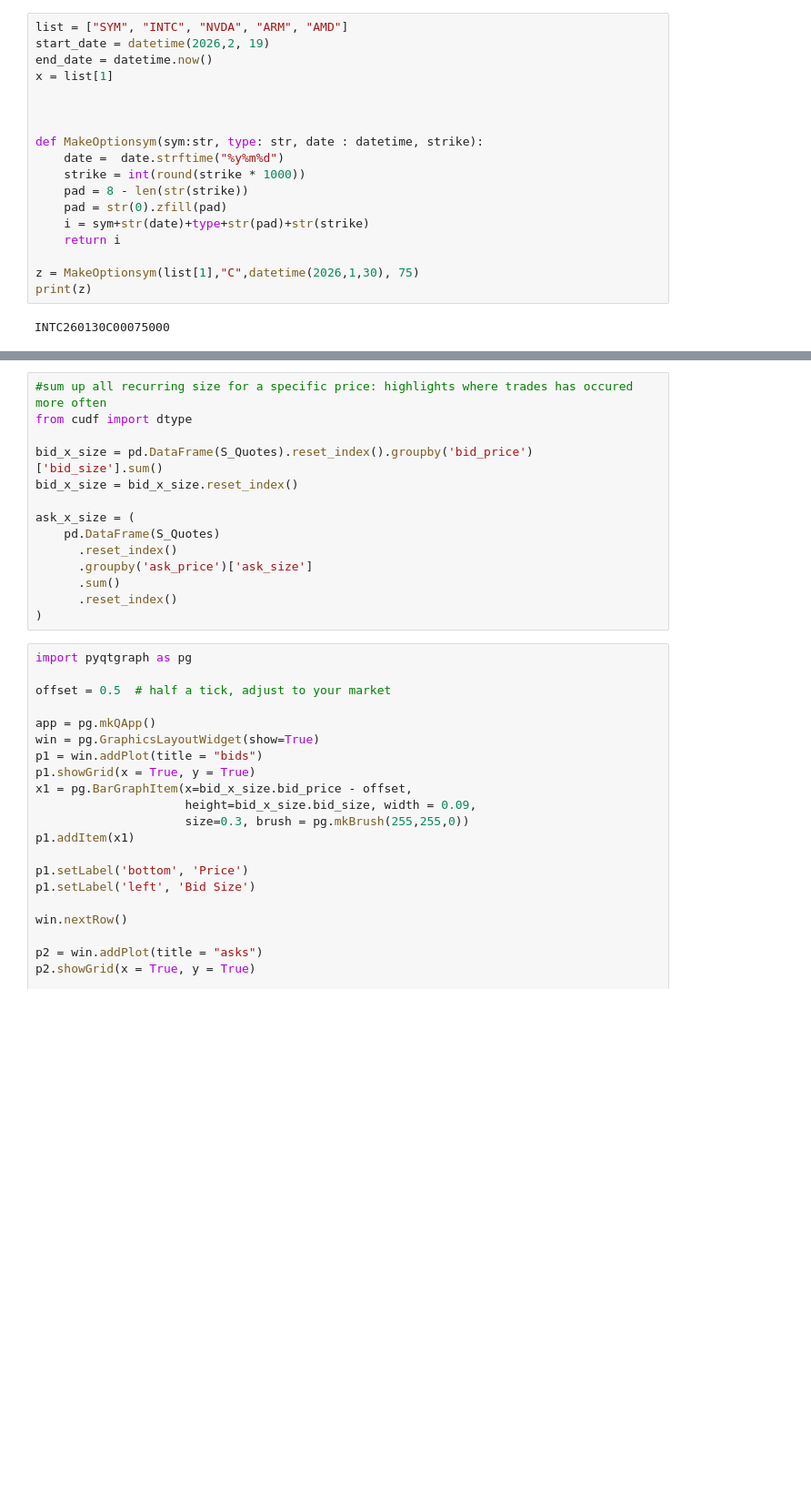
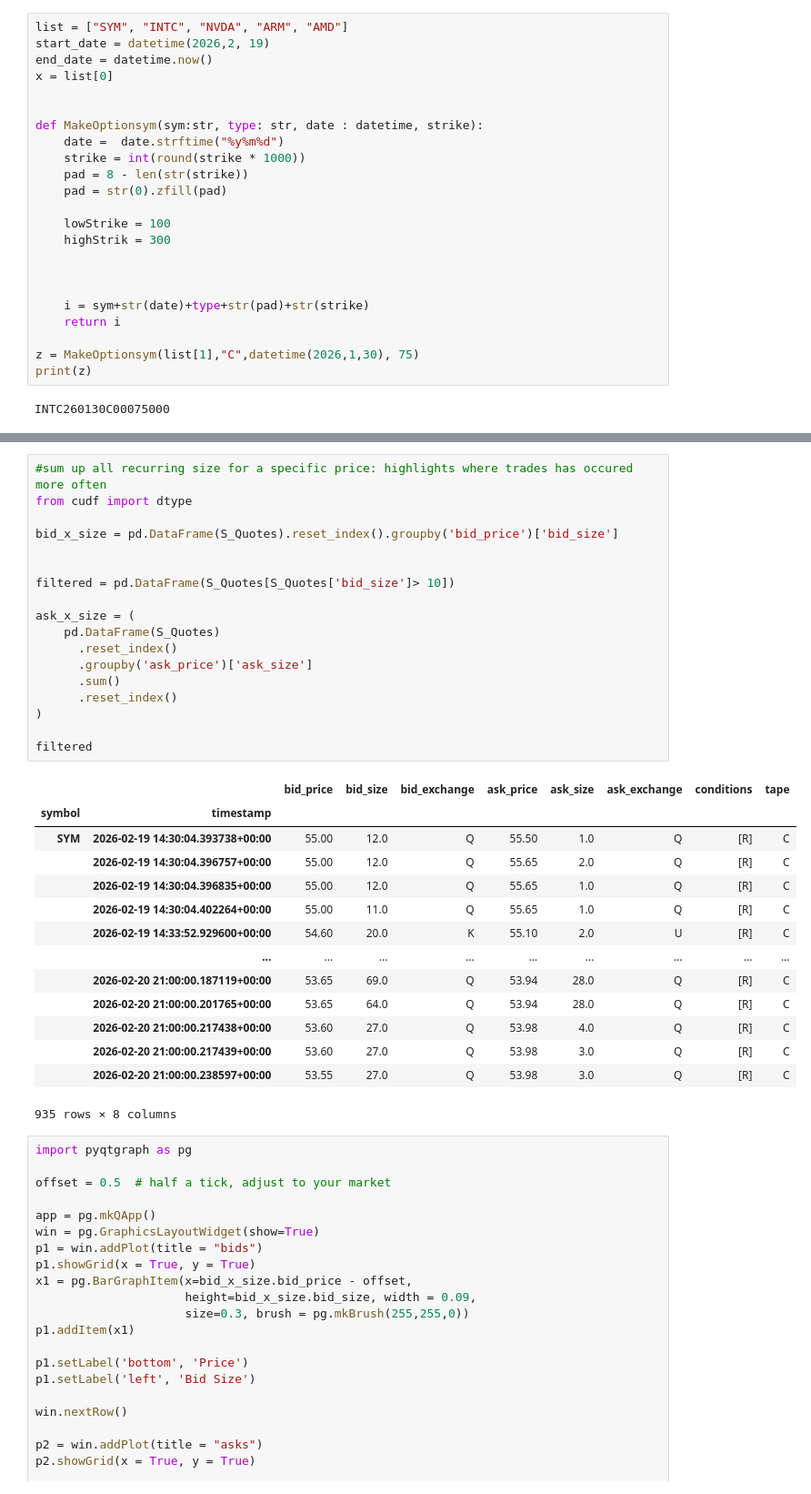
Before and after one commit to Francisleon102/Investing, a Jupyter notebook: main.ipynb, the cells around one changed output, grey strips where cells are left out. Shown at 91% size. Drawn from its saved outputs; the diff is of its cells as text; blank space fills up the shorter version.

```diff
--- a/main.ipynb
+++ b/main.ipynb
@@ -154,8 +178,7 @@ ReQuests
 list = ["SYM", "INTC", "NVDA", "ARM", "AMD"]
 start_date = datetime(2026,2, 19)
 end_date = datetime.now()
-x = list[1]
-
+x = list[0]
 
 
 def MakeOptionsym(sym:str, type: str, date : datetime, strike):
@@ -163,6 +186,12 @@ def MakeOptionsym(sym:str, type: str, date : datetime, strike):
     strike = int(round(strike * 1000))
     pad = 8 - len(str(strike))
     pad = str(0).zfill(pad)
+
+    lowStrike = 100
+    highStrik = 300
+
+
+
     i = sym+str(date)+type+str(pad)+str(strike)
     return i
 
@@ -292,17 +300,36 @@ S_Quotes
 # %%
 #sum up all recurring size for a specific price: highlights where trades has occured more often
 from cudf import dtype
 
-bid_x_size = pd.DataFrame(S_Quotes).reset_index().groupby('bid_price')['bid_size'].sum()
-bid_x_size = bid_x_size.reset_index()
+bid_x_size = pd.DataFrame(S_Quotes).reset_index().groupby('bid_price')['bid_size']
+
+
+filtered = pd.DataFrame(S_Quotes[S_Quotes['bid_size']> 10])
 
 ask_x_size = (
     pd.DataFrame(S_Quotes)
       .reset_index()
       .groupby('ask_price')['ask_size']
       .sum()
       .reset_index()
 )
+
+filtered
+# %% [output]
+|  |  | bid_price | bid_size | bid_exchange | ask_price | ask_size | ask_exchange | conditions | tape |
+| symbol | timestamp |  |  |  |  |  |  |  |  |
+| SYM | 2026-02-19 14:30:04.393738+00:00 | 55.00 | 12.0 | Q | 55.50 | 1.0 | Q | [R] | C |
+|  | 2026-02-19 14:30:04.396757+00:00 | 55.00 | 12.0 | Q | 55.65 | 2.0 | Q | [R] | C |
+|  | 2026-02-19 14:30:04.396835+00:00 | 55.00 | 12.0 | Q | 55.65 | 1.0 | Q | [R] | C |
+|  | 2026-02-19 14:30:04.402264+00:00 | 55.00 | 11.0 | Q | 55.65 | 1.0 | Q | [R] | C |
+|  | 2026-02-19 14:33:52.929600+00:00 | 54.60 | 20.0 | K | 55.10 | 2.0 | U | [R] | C |
+|  | ... | ... | ... | ... | ... | ... | ... | ... | ... |
+|  | 2026-02-20 21:00:00.187119+00:00 | 53.65 | 69.0 | Q | 53.94 | 28.0 | Q | [R] | C |
+|  | 2026-02-20 21:00:00.201765+00:00 | 53.65 | 64.0 | Q | 53.94 | 28.0 | Q | [R] | C |
+|  | 2026-02-20 21:00:00.217438+00:00 | 53.60 | 27.0 | Q | 53.98 | 4.0 | Q | [R] | C |
+|  | 2026-02-20 21:00:00.217439+00:00 | 53.60 | 27.0 | Q | 53.98 | 3.0 | Q | [R] | C |
+|  | 2026-02-20 21:00:00.238597+00:00 | 53.55 | 27.0 | Q | 53.98 | 3.0 | Q | [R] | C |
+935 rows × 8 columns
 # %%
 import pyqtgraph as pg
 
```
Also changed, not shown: parts of 12 cells of this notebook.
